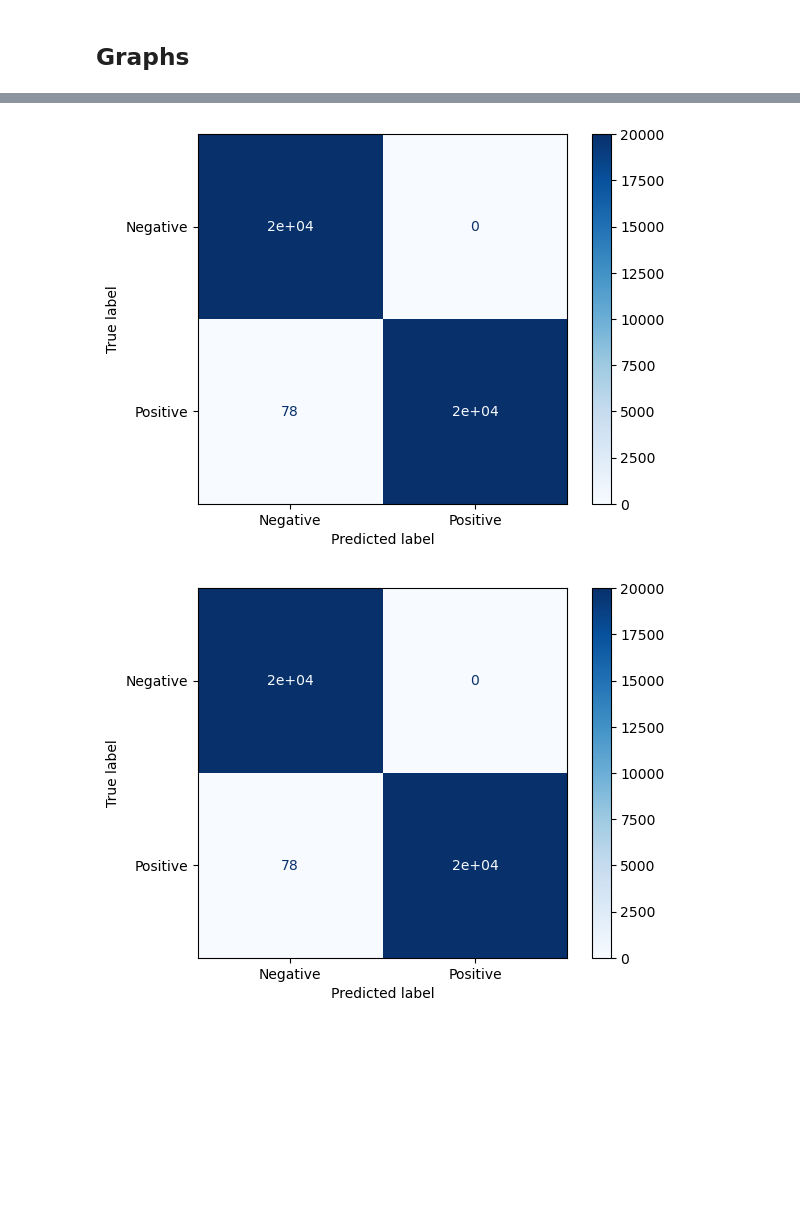
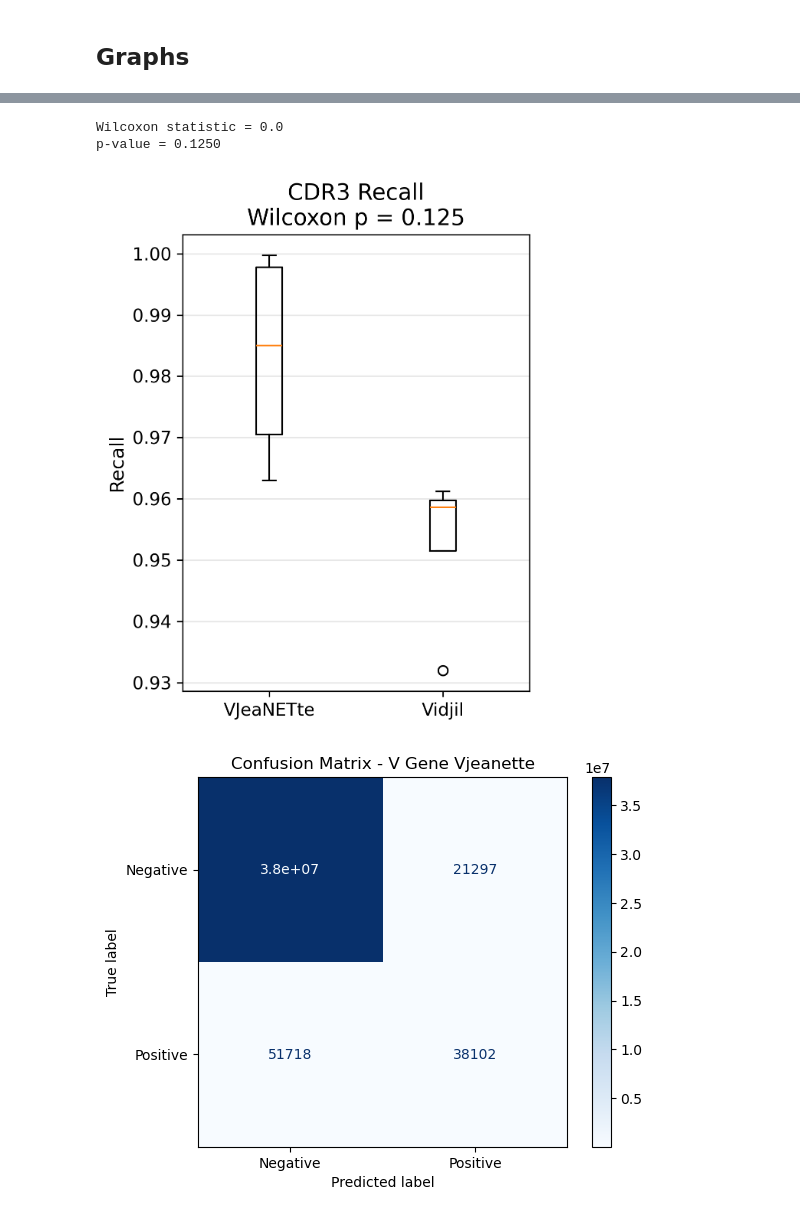
Before and after one commit to BelyashMatvey/vjeanette, a Jupyter notebook: notebooks/inference.ipynb, the cells around one changed output, grey strips where cells are left out. Cells and saved outputs as stored; diff of their text form; code cells hidden in the pictures; blank space fills up the shorter version.

```diff
--- a/notebooks/inference.ipynb
+++ b/notebooks/inference.ipynb
@@ -517,4 +606,4 @@ with open('../data/test_18748717_vidjil.detected.vdj.fa') as f:
 # %%
 model_output = model_output.rename(columns={'read_id':'sequence_id'})
 # %%
-data_reference = pd.read_csv('../data/test_18748717_reference.csv')
+data_reference = pd.read_csv('../data/test_18748717_reference.tsv', delimiter=',')
@@ -521,2 +614,16 @@ data_reference = pd.read_csv('../data/test_18748717_reference.csv')
 # %%
-data_reference
+data_reference['has_v_ok'] =  (data_reference.has_v &(data_reference.best_v_identity > 80) &(data_reference.best_v_score > 50) )
+          #  df.has_j &
+
+         #   (df.best_j_identity > 88) &
+
+          #  (df.best_j_score > 40)
+
+data_reference['has_j_ok'] =  ( data_reference.has_j &(data_reference.best_j_identity > 88) & (data_reference.best_j_score > 40))
+            #df.has_v &
+
+          #  (df.best_v_identity > 80) &
+
+          #  (df.best_v_score > 50) &
+model_output['has_v_ok'] = model_output['has_v'].copy()
+model_output['has_j_ok'] = model_output['has_j'].copy()
@@ -553,3 +646,5 @@ model_output
+# %%
+model_output['sequence_id'] = model_output['id'].copy()
 # %%
 data_merged = data_reference.merge(model_output,on = 'sequence_id')
 # %% [markdown]
@@ -562 +673,4 @@ TP_v_model, TN_v_model, FP_v_model, FN_v_model = len(data_merged[(data_merged['h
 precision_v_model, recall_v_model = TP_v_model / (TP_v_model + FP_v_model + 1e-9), TP_v_model / (TP_v_model + FN_v_model + 1e-9)
+# %%
+data_merged['has_cdr3_y'] = data_merged['has_v_ok_y'].eq(1) & data_merged['has_j_ok_y'].eq(1)
+data_merged['has_cdr3_x'] = data_merged['has_v_ok_x'].eq(1) & data_merged['has_j_ok_x'].eq(1)
@@ -707,14 +1108,55 @@ fig2.savefig('recall_plot.png', transparent=True, dpi=300, bbox_inches='tight')
+# %%
+import matplotlib.pyplot as plt
+from scipy.stats import wilcoxon
+
+recall_model = [
+    0.9971197591070927,
+    0.973,
+    0.963,
+    0.9997216
+]
+
+recall_vidjil = [
+    0.9592511373678212,
+    0.932,
+    0.958,
+    0.9612
+]
+
+stat, p = wilcoxon(recall_model, recall_vidjil)
+
+print(f"Wilcoxon statistic = {stat}")
+print(f"p-value = {p:.4f}")
+
+plt.figure(figsize=(4,5), dpi=300)
+
+plt.boxplot(
+    [recall_model, recall_vidjil],
+    tick_labels=["VJeaNETte", "Vidjil"]
+)
+
+plt.ylabel("Recall")
+plt.title(f"CDR3 Recall\nWilcoxon p = {p:.3f}")
+
+plt.grid(axis="y", alpha=0.3)
+
+plt.tight_layout()
+plt.show()
+# %% [output]
+Wilcoxon statistic = 0.0
+p-value = 0.1250
+[figure, added]
 # %%
 import matplotlib.pyplot as plt
 from sklearn.metrics import ConfusionMatrixDisplay
 
 # Сбрасываем настройки стиля
 plt.rcParams.update(plt.rcParamsDefault)
 
-ConfusionMatrixDisplay.from_predictions(data_merged['has_v_x'], data_merged['has_v_y'],
+ConfusionMatrixDisplay.from_predictions(data_merged['has_v_ok_x'], data_merged['has_v_ok_y'],
                                         display_labels=['Negative', 'Positive'],
                                         cmap='Blues')
+plt.title('Confusion Matrix - V Gene Vjeanette')
 plt.show()
 # %% [output]
-[figure, old version]
+[figure, new version]
-[figure, removed]
```
Also changed, not shown: parts of 42 cells of this notebook, 26 other files.
